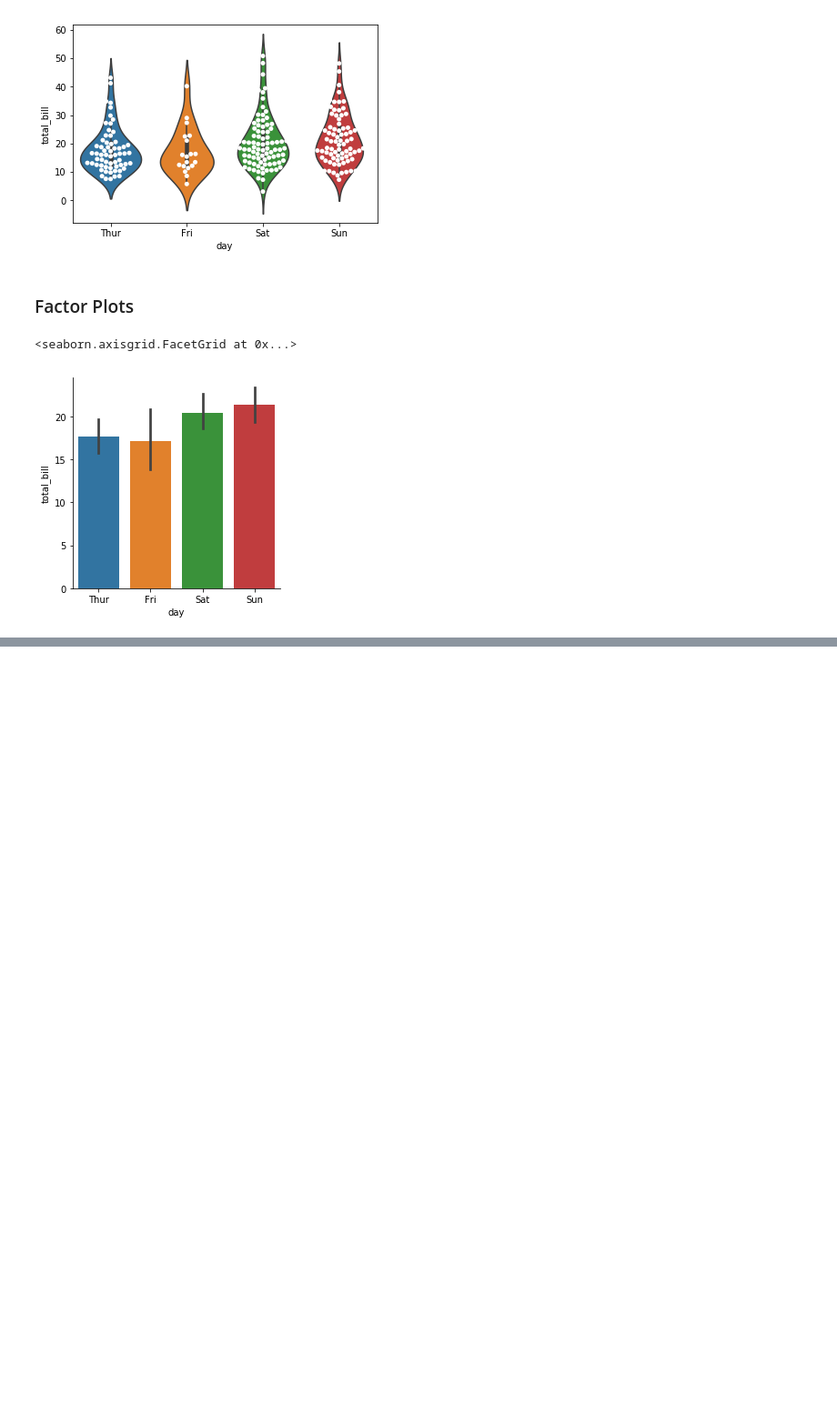
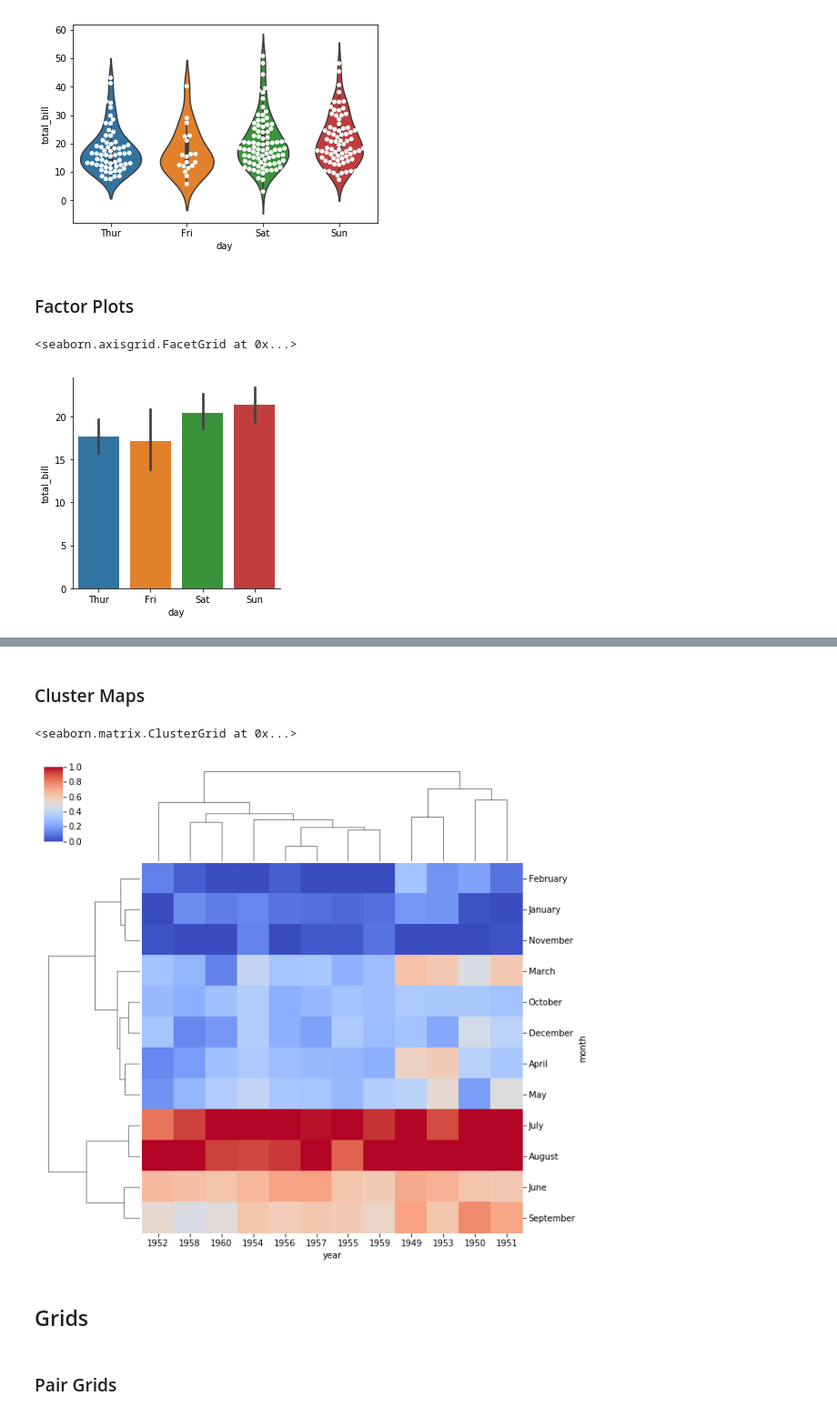
Before and after one commit to tiffling/data-science-notes, a Jupyter notebook: Section 9 - Seaborn.ipynb, the cells around one changed output, grey strips where cells are left out. Shown: that part at 91% size. Cells and saved outputs as stored; diff of their text form; code cells hidden in the pictures; blank space fills up the shorter version.

```diff
--- a/Section 9 - Seaborn.ipynb
+++ b/Section 9 - Seaborn.ipynb
@@ -217,0 +295,12 @@ sns.factorplot(x='day', y='total_bill', data=tips, kind='bar')
+# %% [markdown]
+### Cluster Maps
+# %%
+# tries to cluster columns and rows based on similarities
+sns.clustermap(fp, cmap='coolwarm', standard_scale=1)
+# %% [output]
+<seaborn.matrix.ClusterGrid at 0x...>
+[figure, added]
+# %% [markdown]
+ ## Grids
+# %% [markdown]
+### Pair Grids
```
Also changed, not shown: parts of 19 cells of this notebook.
